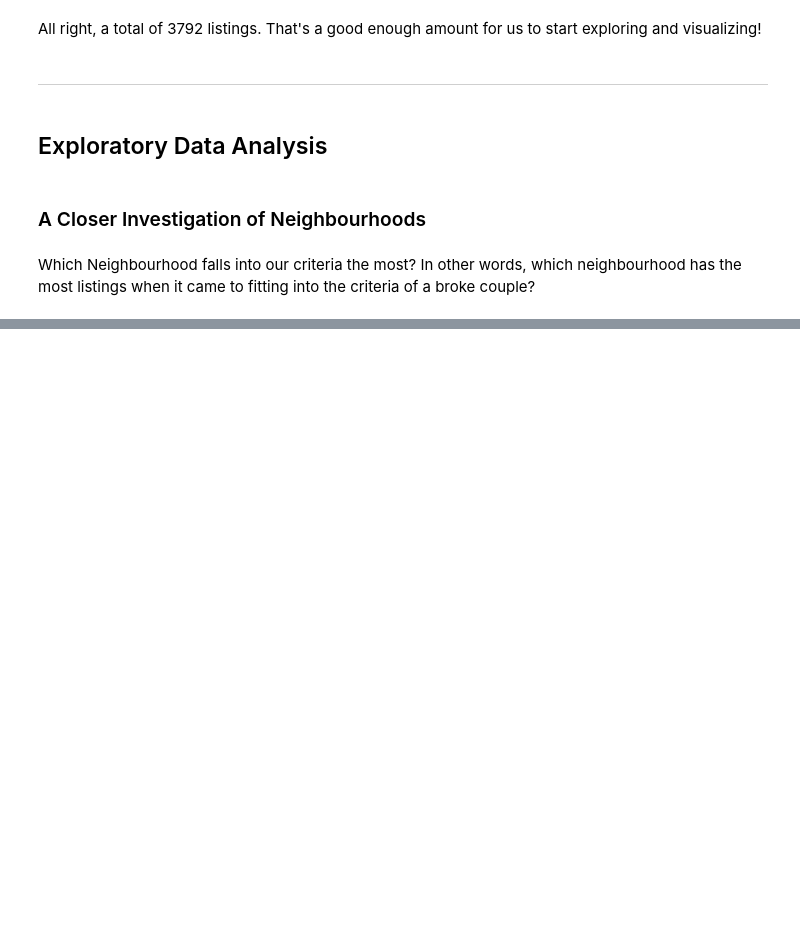
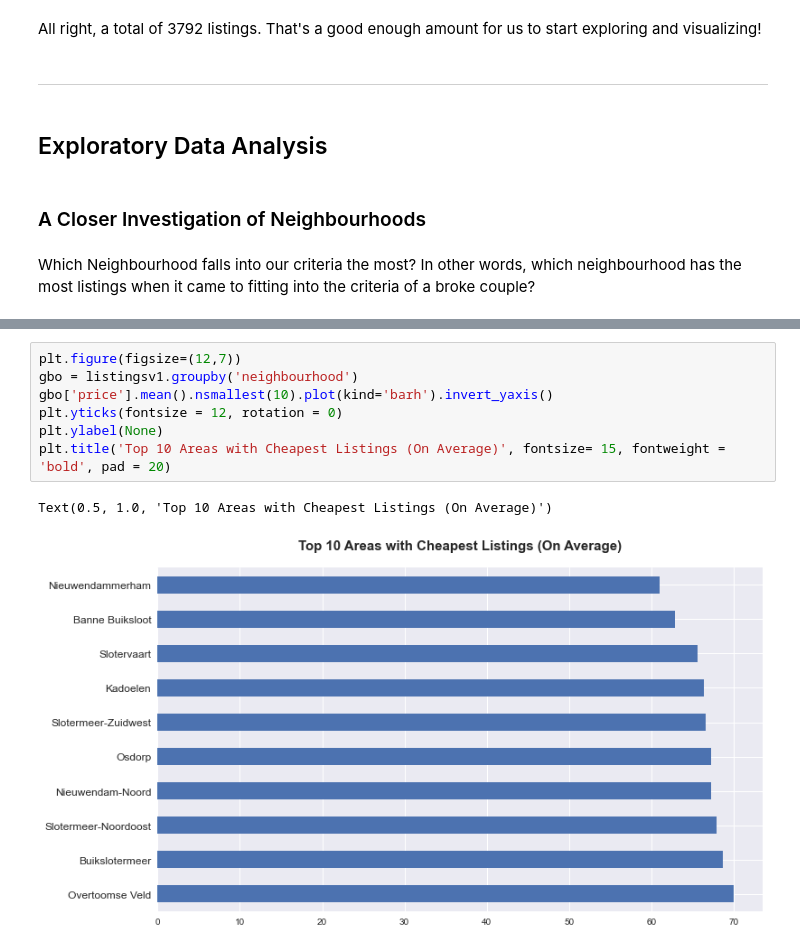
Before and after one commit to Chatresabarkah/AirBnB-EDA, a Jupyter notebook: Noob-EDA-AirBnB.ipynb, the cells around one changed output, grey strips where cells are left out. Drawn from its saved outputs; the diff is of its cells as text; blank space fills up the shorter version.

```diff
--- a/Noob-EDA-AirBnB.ipynb
+++ b/Noob-EDA-AirBnB.ipynb
@@ -145,0 +152,10 @@ Looks like the neighbourhood of Oud-West takes the top spot by a big margin - Th
+# %%
+plt.figure(figsize=(12,7))
+gbo = listingsv1.groupby('neighbourhood')
+gbo['price'].mean().nsmallest(10).plot(kind='barh').invert_yaxis()
+plt.yticks(fontsize = 12, rotation = 0)
+plt.ylabel(None)
+plt.title('Top 10 Areas with Cheapest Listings (On Average)', fontsize= 15, fontweight = 'bold', pad = 20)
+# %% [output]
+Text(0.5, 1.0, 'Top 10 Areas with Cheapest Listings (On Average)')
+[figure, added]
```
Also changed, not shown: parts of 6 cells of this notebook.
